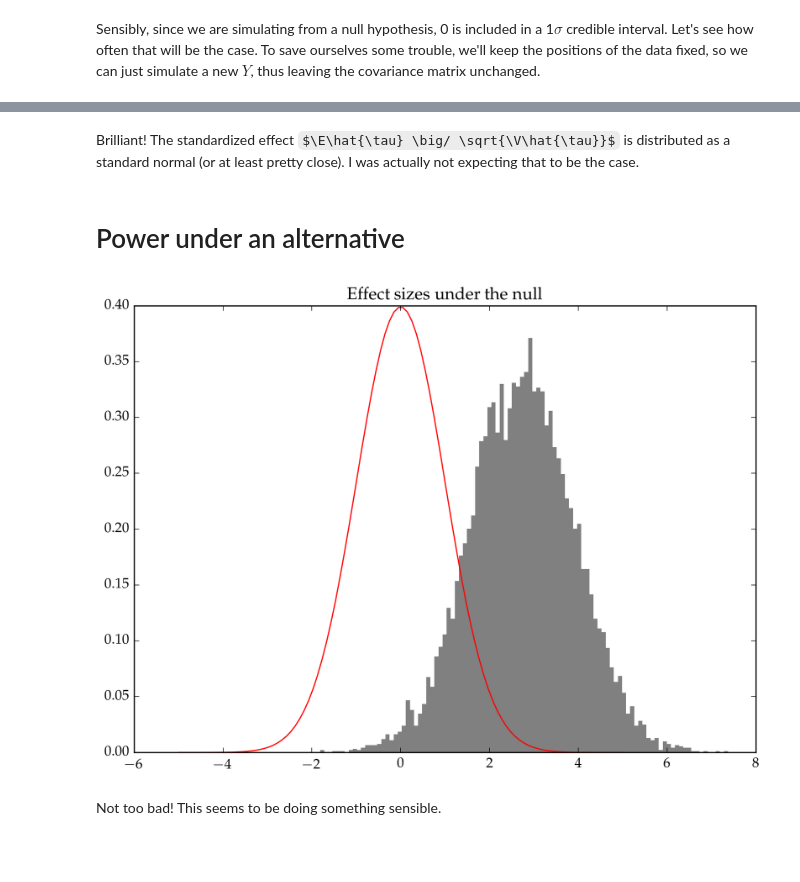
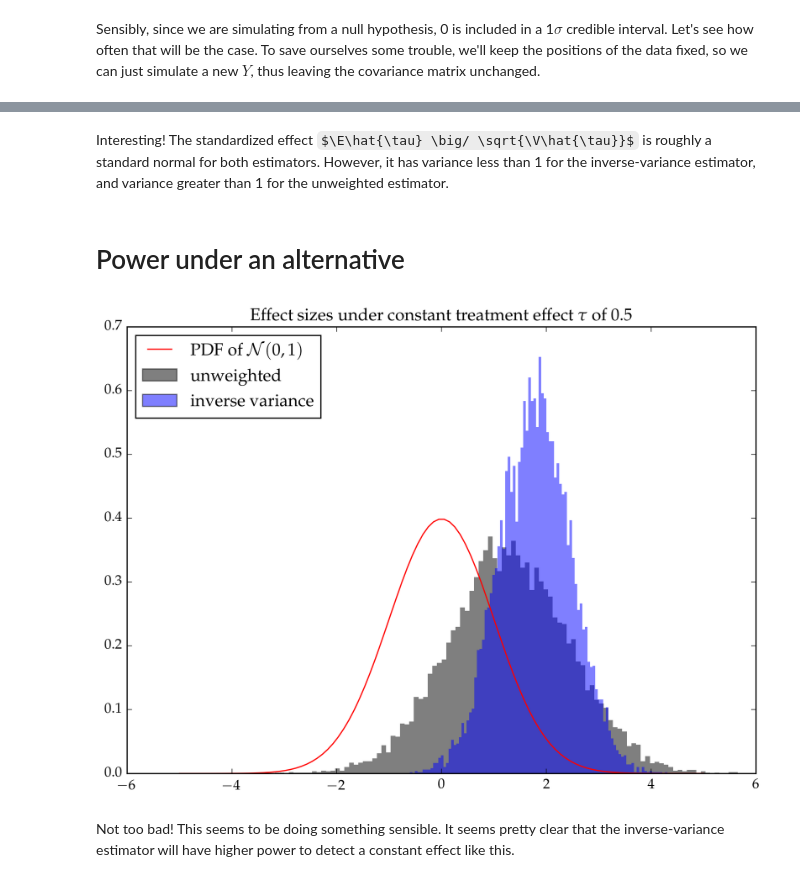
Before and after one commit to gwb/rdd-coverage, a Jupyter notebook: Maxime/2GP spatial inference.ipynb, the cells around one changed output, grey strips where cells are left out. Cells and saved outputs as stored; diff of their text form; code cells hidden in the pictures; some formulas as TeX source; blank space fills up the shorter version.

Commit message:
rerun simulations with both tau estimators for comparison

```diff
--- a/Maxime/2GP spatial inference.ipynb
+++ b/Maxime/2GP spatial inference.ipynb
@@ -181,7 +178,7 @@ The problem with this is that the estimated variance $\V\hat{\tau}$ will blow up
 \end{align}
 # %%
 denom = sum(inv(Σpost))
-τhat = sum(inv(Σpost)*μpost) / denom
+τhat = sum(Σpost\μpost) / denom
 Vτhat = 1/denom
 Normal(τhat, √Vτhat)
 # %% [output]
@@ -222,5 +243,5 @@ plt.title("Effect sizes under the null")
-# %% [markdown]
-Brilliant! The standardized effect $\E\hat{\tau} \big/ \sqrt{\V\hat{\tau}}$ is distributed as a standard normal (or at least pretty close). I was actually not expecting that to be the case.
+# %% [markdown]
+Interesting! The standardized effect $\E\hat{\tau} \big/ \sqrt{\V\hat{\tau}}$ is roughly a standard normal for both estimators. However, it has variance less than 1 for the inverse-variance estimator, and variance greater than 1 for the unweighted estimator.
 # %% [markdown]
 # Power under an alternative
 # %%
@@ -236,18 +257,31 @@ function sim_alt(τ::Float64)
     μpost = extrap◫_inside[1].-extrap◫_outside[1]
     Σpost = extrap◫_inside[2]+extrap◫_outside[2]
     denom = sum(inv(Σpost))
-    τhat = sum(inv(Σpost)*μpost) / denom
+
+    # simple average, unweighted
+    τhat = sum(μpost)/n
+    Vτhat = sum(Σpost)/n^2
+    unweighted = SimOutput(τhat, Vτhat)
+
+    # inverse variance weighted
+    τhat = sum(Σpost\μpost) / denom
     Vτhat = 1/denom
-    return τhat/√Vτhat
+    invvariance = SimOutput(τhat, Vτhat)
+
+    return unweighted, invvariance
 end
-eff_alt = Float64[sim_alt(0.5) for _ in 1:10000];
+eff_alt = [sim_alt(0.5) for _ in 1:10000];
 # %%
-plt.plt[:hist](eff_alt, bins=100, color="grey", edgecolor="none", normed=true)
+plt.plt[:hist](Float64[effsize(sim[1]) for sim in eff_alt],
+        bins=100, color="black", alpha=0.5, edgecolor="none", normed=true, label="unweighted")
+plt.plt[:hist](Float64[effsize(sim[2]) for sim in eff_alt],
+        bins=100, color="blue", alpha=0.5, edgecolor="none", normed=true, label="inverse variance")
 xx=linspace(-5.0,5.0,100)
 plt.plot(xx, pdf(Normal(), xx), color="red", label=L"PDF of $\mathcal{N}(0,1)$")
-plt.title("Effect sizes under the null")
+plt.title(L"Effect sizes under constant treatment effect $\tau$ of 0.5")
+plt.legend(loc="upper left")
 ;
 # %% [output]
-[figure, old version]
+[figure, new version]
 # %% [markdown]
-Not too bad! This seems to be doing something sensible.
+Not too bad! This seems to be doing something sensible. It seems pretty clear that the inverse-variance estimator will have higher power to detect a constant effect like this.
```
Also changed, not shown: parts of 13 cells of this notebook.
